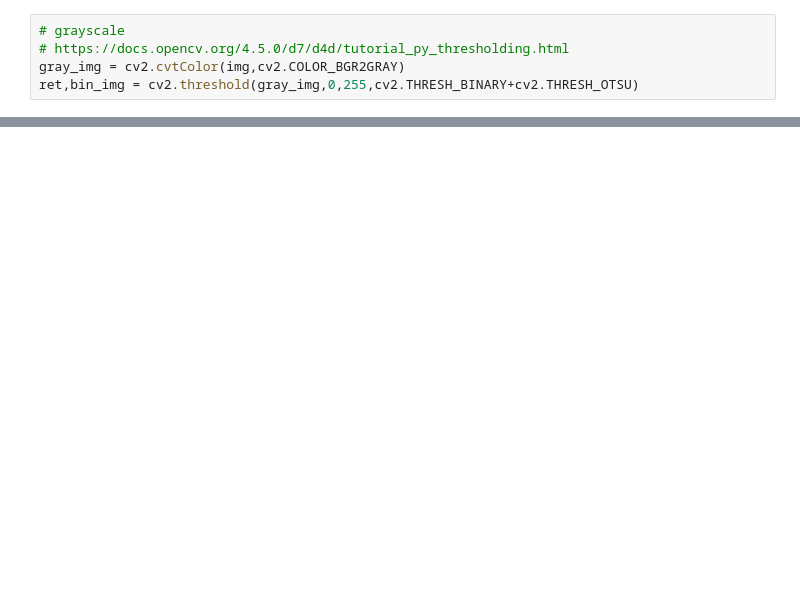
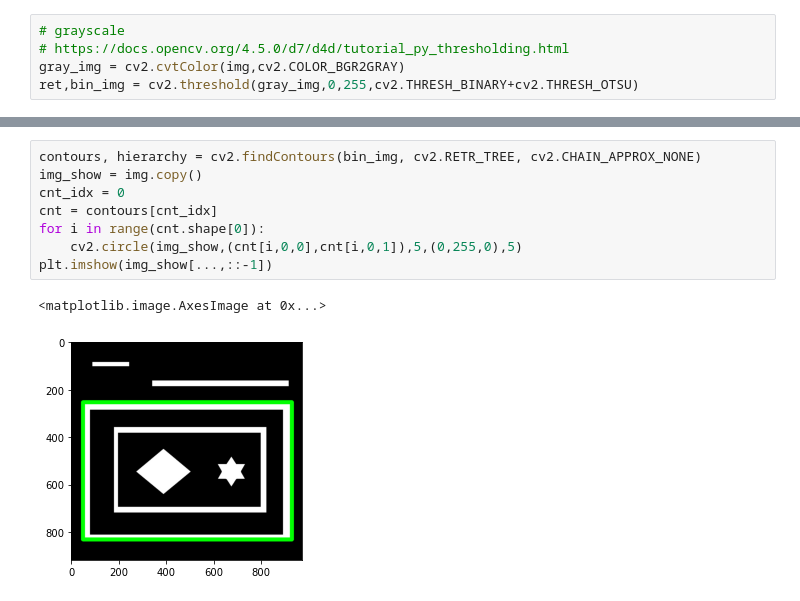
Before and after one commit to 1165048017/BlogLearning, a Jupyter notebook: OpenCV/contours/test.ipynb, the cells around one changed output, grey strips where cells are left out. Drawn from its saved outputs; the diff is of its cells as text; blank space fills up the shorter version.

```diff
--- a/OpenCV/contours/test.ipynb
+++ b/OpenCV/contours/test.ipynb
@@ -26,0 +113,11 @@ contours, hierarchy = cv2.findContours(bin_img, cv2.RETR_TREE, cv2.CHAIN_APPROX_
+# %%
+contours, hierarchy = cv2.findContours(bin_img, cv2.RETR_TREE, cv2.CHAIN_APPROX_NONE)
+img_show = img.copy()
+cnt_idx = 0
+cnt = contours[cnt_idx]
+for i in range(cnt.shape[0]):
+    cv2.circle(img_show,(cnt[i,0,0],cnt[i,0,1]),5,(0,255,0),5)
+plt.imshow(img_show[...,::-1])
+# %% [output]
+<matplotlib.image.AxesImage at 0x...>
+[figure, added]
```
Also changed, not shown: parts of 20 cells of this notebook, 4 other files.
